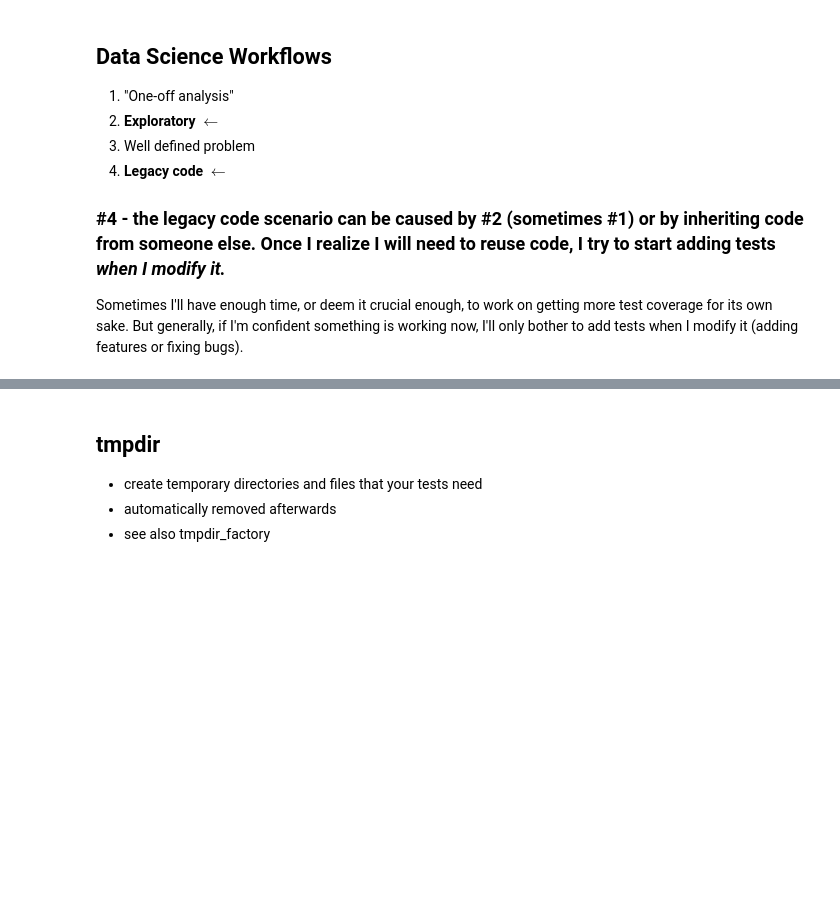
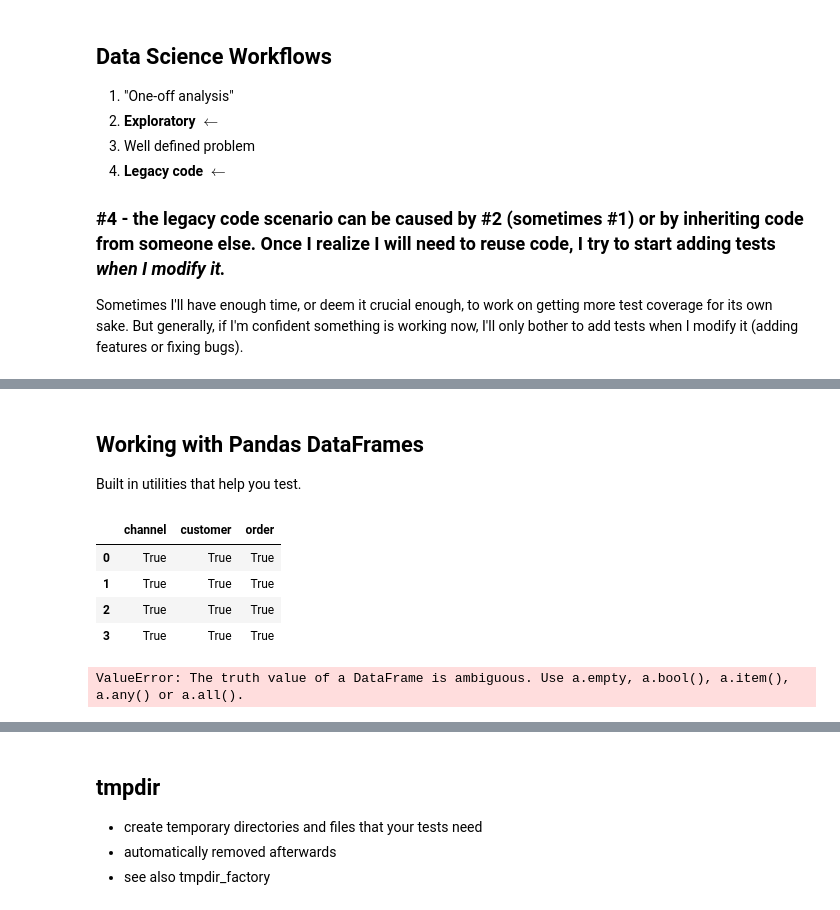
Before and after one commit to jesford/testing-in-data-science, a Jupyter notebook: intro-to-testing-no-demo.ipynb, the cells around one changed output, grey strips where cells are left out. Drawn from its saved outputs; the diff is of its cells as text; code cells hidden in the pictures; blank space fills up the shorter version.

```diff
--- a/intro-to-testing-no-demo.ipynb
+++ b/intro-to-testing-no-demo.ipynb
@@ -386,0 +451,17 @@ Sometimes I'll have enough time, or deem it crucial enough, to work on getting m
+# %% [markdown]
+## Working with Pandas DataFrames
+
+Built in utilities that help you test.
+# %%
+df2 = df.copy()
+df2 == df
+# %% [output]
+|  | channel | customer | order |
+| 0 | True | True | True |
+| 1 | True | True | True |
+| 2 | True | True | True |
+| 3 | True | True | True |
+# %%
+assert df2 == df
+# %% [output]
+ValueError: The truth value of a DataFrame is ambiguous. Use a.empty, a.bool(), a.item(), a.any() or a.all().
```
Also changed, not shown: parts of 57 cells of this notebook.
